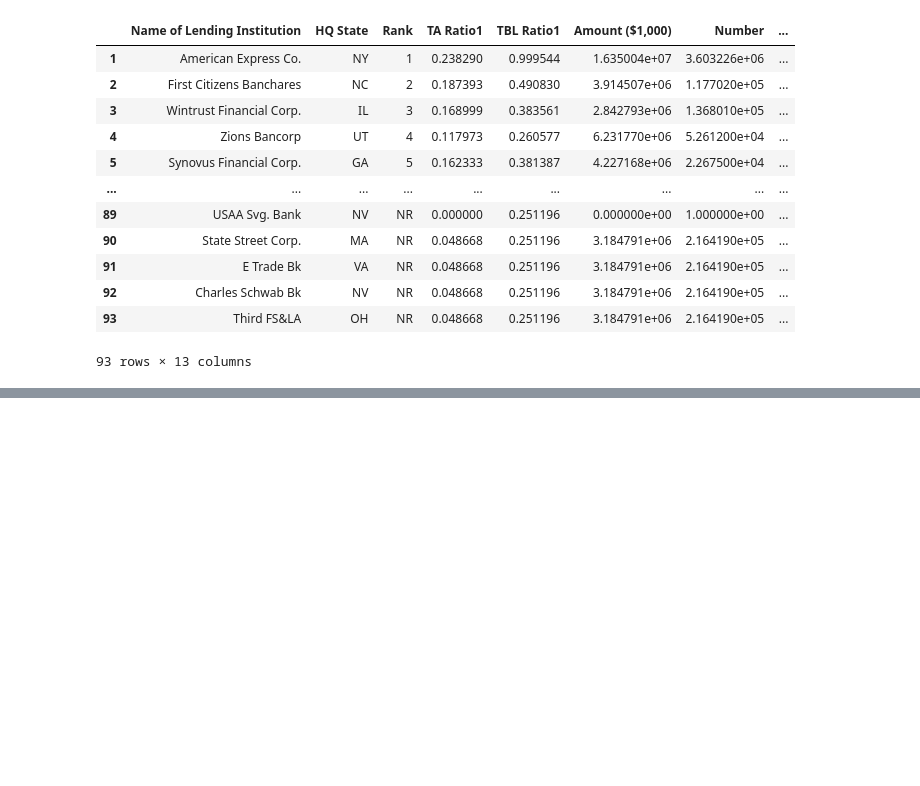
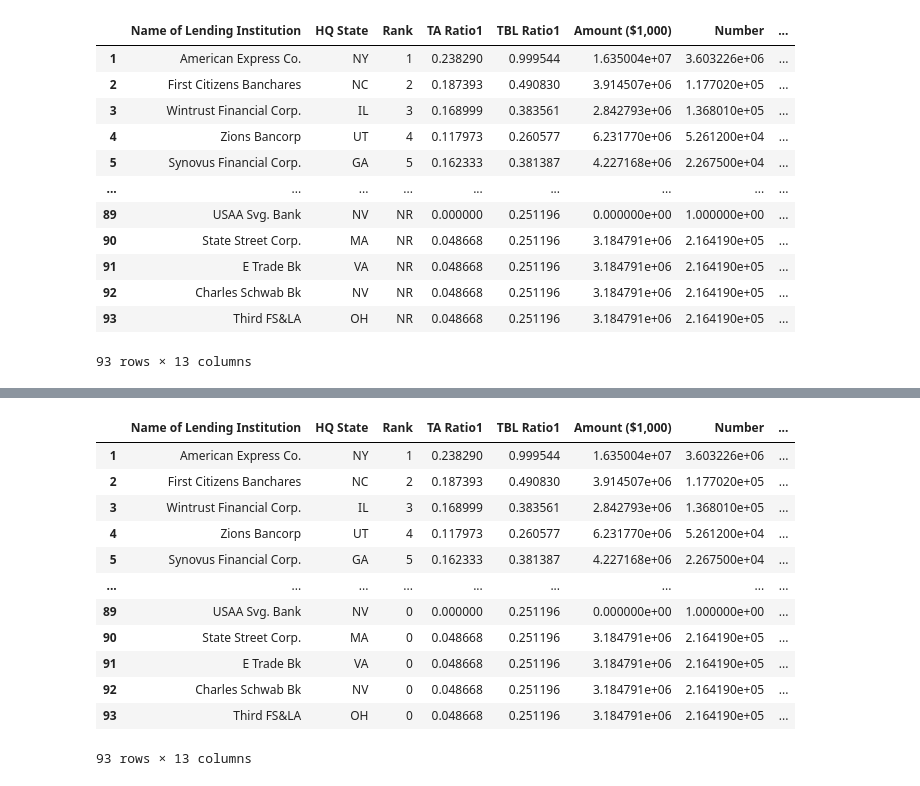
Before and after one commit to A-Tan82/comp_data_science, a Jupyter notebook: ds_classes/CLASS-15/lending-data-assignment.ipynb, the cells around one changed output, grey strips where cells are left out. Cells and saved outputs as stored; diff of their text form; code cells hidden in the pictures; blank space fills up the shorter version.

```diff
--- a/ds_classes/CLASS-15/lending-data-assignment.ipynb
+++ b/ds_classes/CLASS-15/lending-data-assignment.ipynb
@@ -221,0 +244,18 @@ lending
+# %%
+lending['Rank'] = lending['Rank'].replace('NR', 0)
+# %%
+lending
+# %% [output]
+|  | Name of Lending Institution | HQ State | Rank | TA Ratio1 | TBL Ratio1 | Amount ($1,000) | Number | ... |
+| 1 | American Express Co. | NY | 1 | 0.238290 | 0.999544 | 1.635004e+07 | 3.603226e+06 | ... |
+| 2 | First Citizens Banchares | NC | 2 | 0.187393 | 0.490830 | 3.914507e+06 | 1.177020e+05 | ... |
+| 3 | Wintrust Financial Corp. | IL | 3 | 0.168999 | 0.383561 | 2.842793e+06 | 1.368010e+05 | ... |
+| 4 | Zions Bancorp | UT | 4 | 0.117973 | 0.260577 | 6.231770e+06 | 5.261200e+04 | ... |
+| 5 | Synovus Financial Corp. | GA | 5 | 0.162333 | 0.381387 | 4.227168e+06 | 2.267500e+04 | ... |
+| ... | ... | ... | ... | ... | ... | ... | ... | ... |
+| 89 | USAA Svg. Bank | NV | 0 | 0.000000 | 0.251196 | 0.000000e+00 | 1.000000e+00 | ... |
+| 90 | State Street Corp. | MA | 0 | 0.048668 | 0.251196 | 3.184791e+06 | 2.164190e+05 | ... |
+| 91 | E Trade Bk | VA | 0 | 0.048668 | 0.251196 | 3.184791e+06 | 2.164190e+05 | ... |
+| 92 | Charles Schwab Bk | NV | 0 | 0.048668 | 0.251196 | 3.184791e+06 | 2.164190e+05 | ... |
+| 93 | Third FS&LA | OH | 0 | 0.048668 | 0.251196 | 3.184791e+06 | 2.164190e+05 | ... |
+93 rows × 13 columns
```
Also changed, not shown: parts of 10 cells of this notebook, 1 other file.
